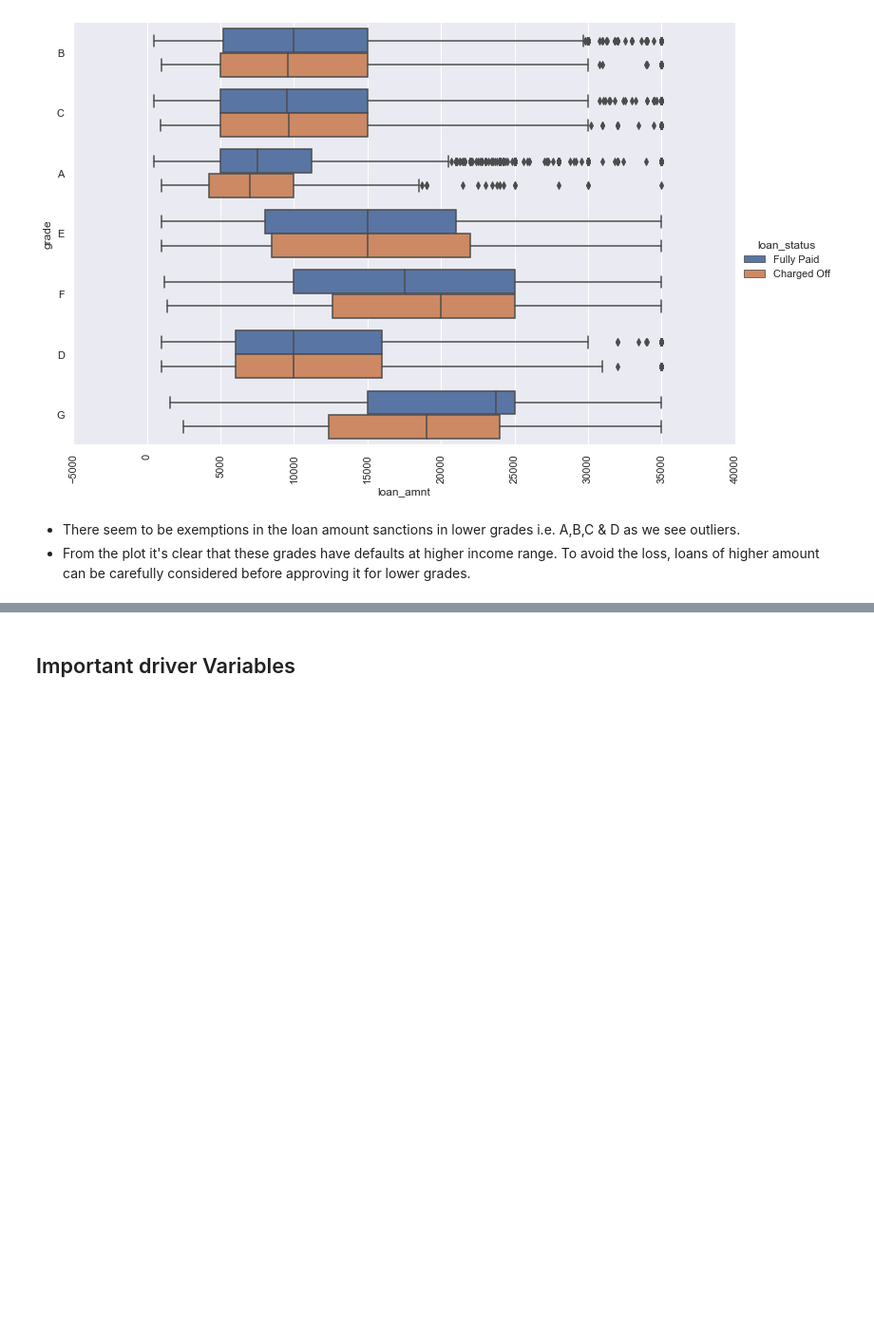
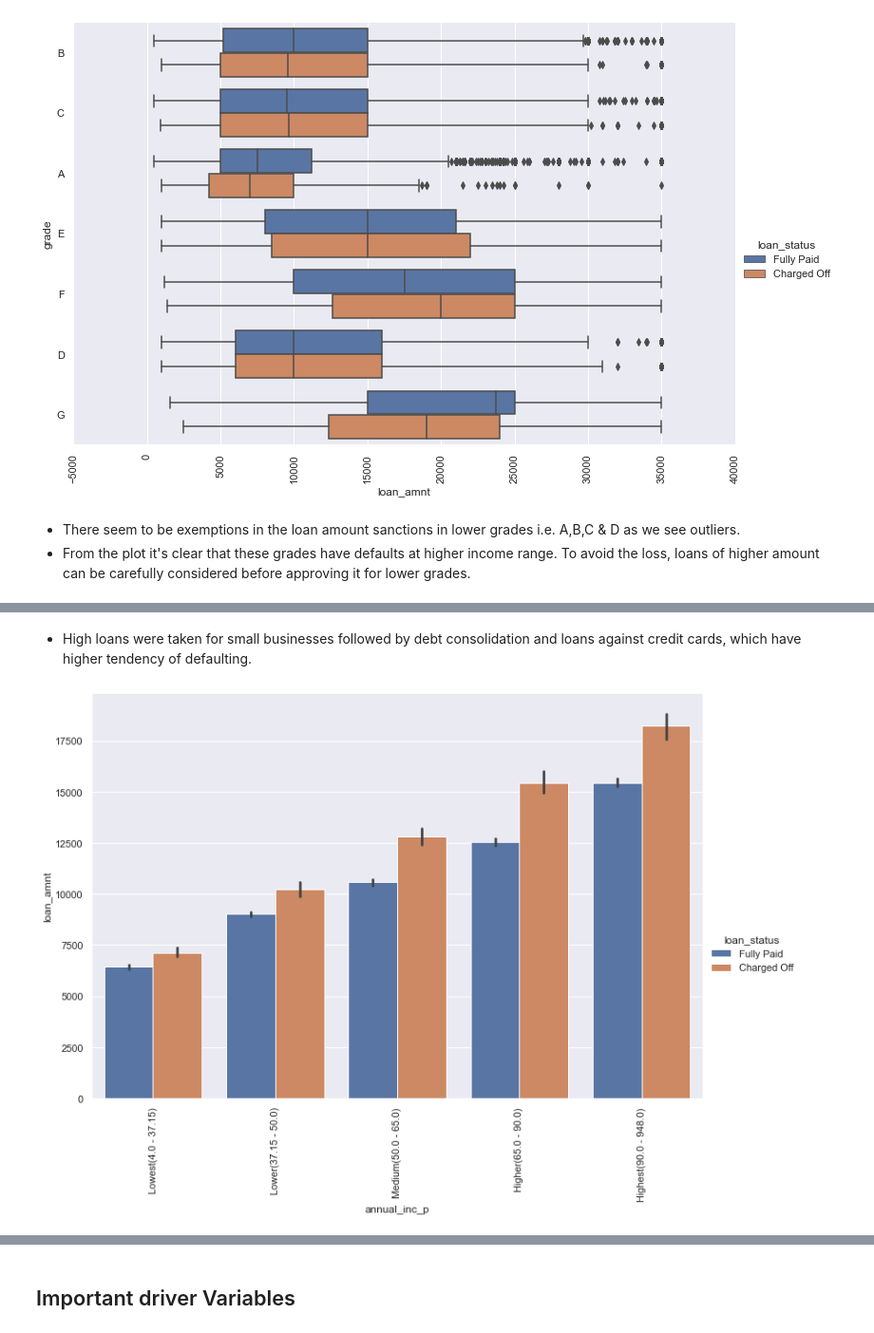
Before and after one commit to G-Slient/fraud_detection, a Jupyter notebook: Lending Club - Case Study.ipynb, the cells around one changed output, grey strips where cells are left out. Shown at 95% size. Cells and saved outputs as stored; diff of their text form; code cells hidden in the pictures; blank space fills up the shorter version.

```diff
--- a/Lending Club - Case Study.ipynb
+++ b/Lending Club - Case Study.ipynb
@@ -1067,0 +1072,6 @@ bivariate_analysis('loan_amnt','grade','loan_status','box')
+# %% [markdown]
+- High loans were taken for small businesses followed by debt consolidation and loans against credit cards, which have higher tendency of defaulting.
+# %%
+bivariate_analysis('annual_inc_p','loan_amnt','loan_status','bar')
+# %% [output]
+[figure, added]
```
Also changed, not shown: parts of 13 cells of this notebook.
